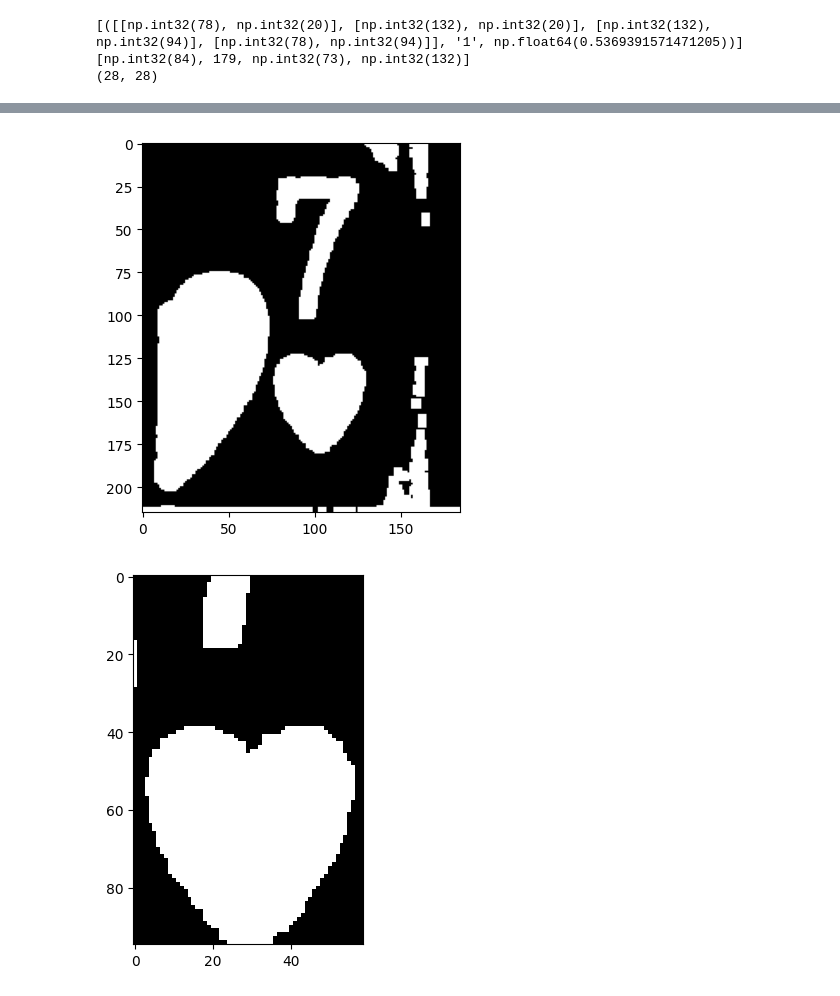
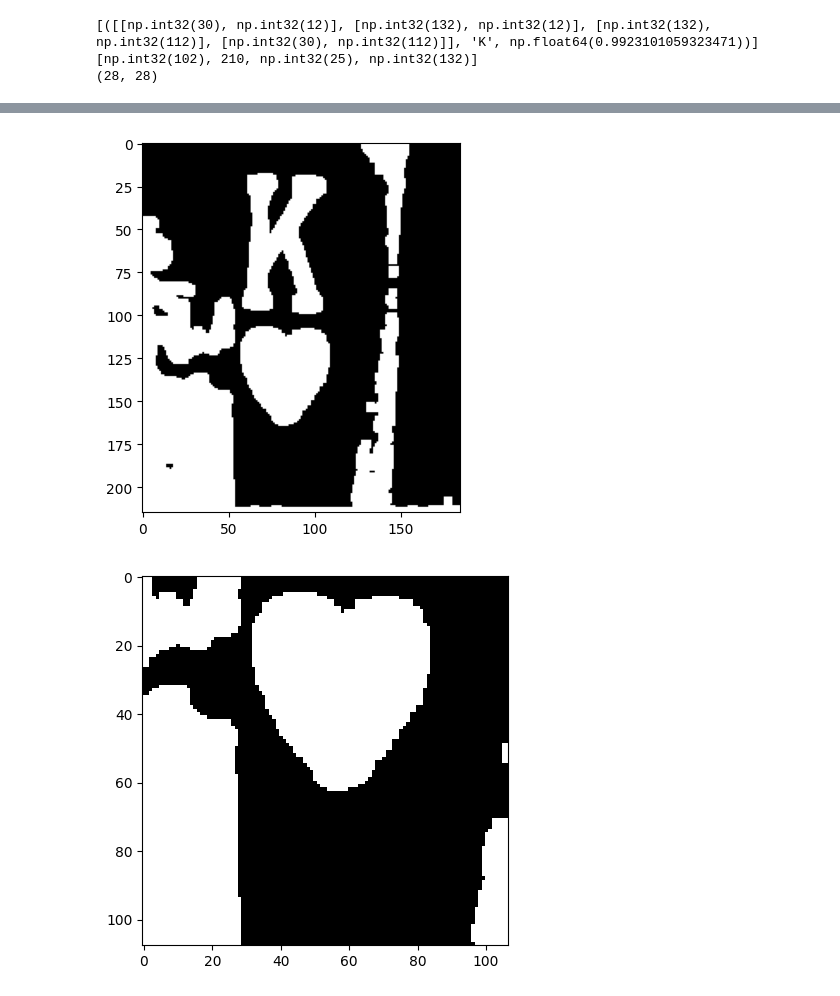
Before and after one commit to TestRun10000/Final-Year-Project, a Jupyter notebook: CV/testread.ipynb, the cells around one changed output, grey strips where cells are left out. Drawn from its saved outputs; the diff is of its cells as text; code cells hidden in the pictures.

```diff
--- a/CV/testread.ipynb
+++ b/CV/testread.ipynb
@@ -6,7 +6,7 @@ import matplotlib.pyplot as plot
 import math
 
 reader=easyocr.Reader(['en'])
-im=cv.imread("7.jpg")
+im=cv.imread("k.jpg")
 ig=cv.cvtColor(im,cv.COLOR_RGB2GRAY)
 
 
@@ -58,15 +58,15 @@ thresh=np.zeros((y+h+10,x+w+10),dtype=np.uint8)
 cv.drawContours(thresh,[suit],-1,(255,255,255),-1)
 kernel=np.ones((3,3),np.uint8)
 # thresh=cv.blur(thresh,(3,3))
-thresh=cv.erode(thresh,kernel,iterations=3)
 plot.figure()
 plot.imshow(thresh,cmap="gray")
-thresh=cv.resize(thresh,(28,28))
+thresh=cv.resize(thresh,(28,28),interpolation=cv.INTER_LINEAR_EXACT)
+ret,thresh=cv.threshold(thresh,0,255,cv.THRESH_BINARY)
 plot.figure()
 plot.imshow(thresh,cmap="gray")
 cv.imwrite("test.jpg",thresh)
 print(thresh.shape)
 # %% [output]
-[([[np.int32(78), np.int32(20)], [np.int32(132), np.int32(20)], [np.int32(132), np.int32(94)], [np.int32(78), np.int32(94)]], '1', np.float64(0.5369391571471205))]
-[np.int32(84), 179, np.int32(73), np.int32(132)]
+[([[np.int32(30), np.int32(12)], [np.int32(132), np.int32(12)], [np.int32(132), np.int32(112)], [np.int32(30), np.int32(112)]], 'K', np.float64(0.9923101059323471))]
+[np.int32(102), 210, np.int32(25), np.int32(132)]
 (28, 28)
@@ -75,2 +75,2 @@ print(thresh.shape)
-[figure, old version]
+[figure, new version]
-[figure, old version]
+[figure, new version]
```
Also changed, not shown: parts of 1 cell of this notebook, 12 other files.
